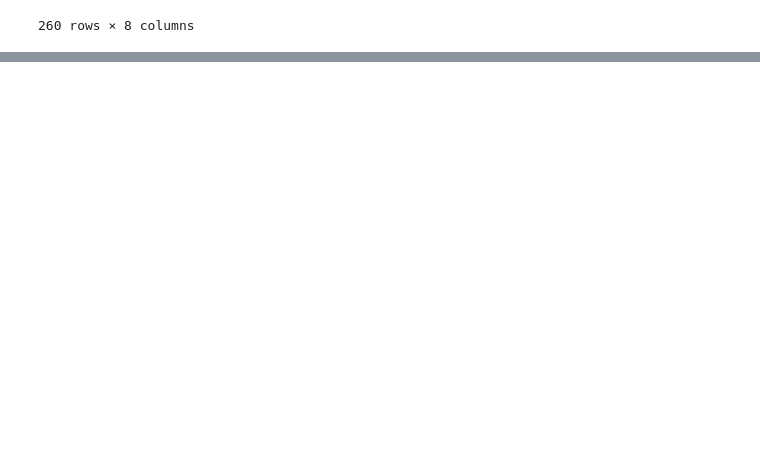
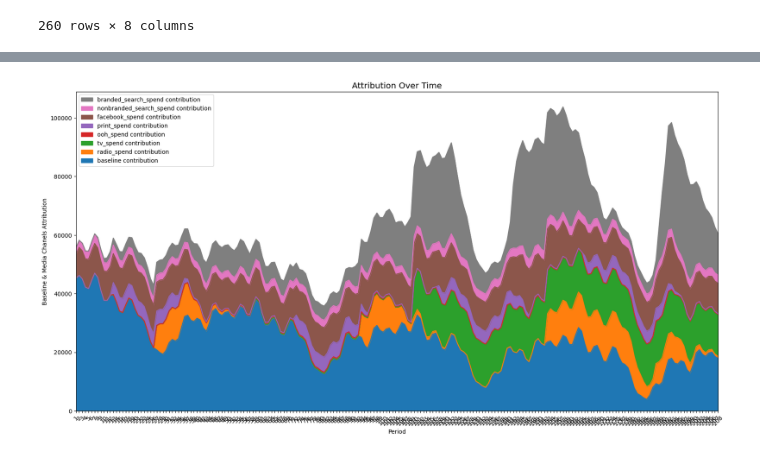
Before and after one commit to Marketing-Mix-Modeling-WSC/lightweight_mmm, a Jupyter notebook: notebooks/2_lightweight_mmm.ipynb, the cells around one changed output, grey strips where cells are left out. Cells and saved outputs as stored; diff of their text form; code cells hidden in the pictures; blank space fills up the shorter version.

```diff
--- a/notebooks/2_lightweight_mmm.ipynb
+++ b/notebooks/2_lightweight_mmm.ipynb
@@ -170,0 +186,8 @@ LightweightMMM_instance = LightweightMMM(df, 'sales', 'spend',
+# %%
+plot.plot_media_baseline_contribution_area_plot(
+        media_mix_model = LightweightMMM_instance.mmm_model,
+        target_scaler = LightweightMMM_instance.data_scalers['kpi_scaler'],
+        fig_size = (20, 10),
+        channel_names = LightweightMMM_instance.media_names)
+# %% [output]
+[figure, added]
```
Also changed, not shown: parts of 13 cells of this notebook.
